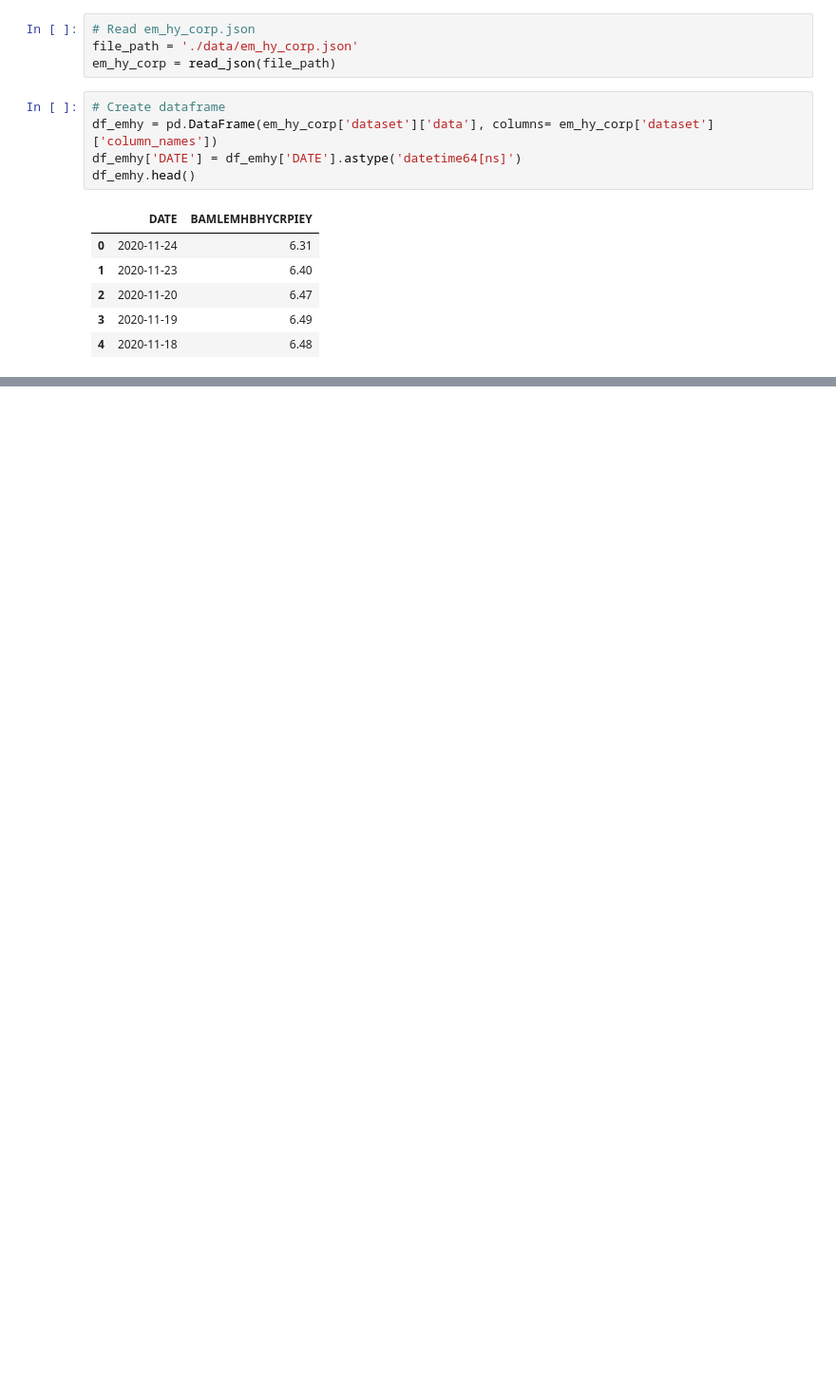
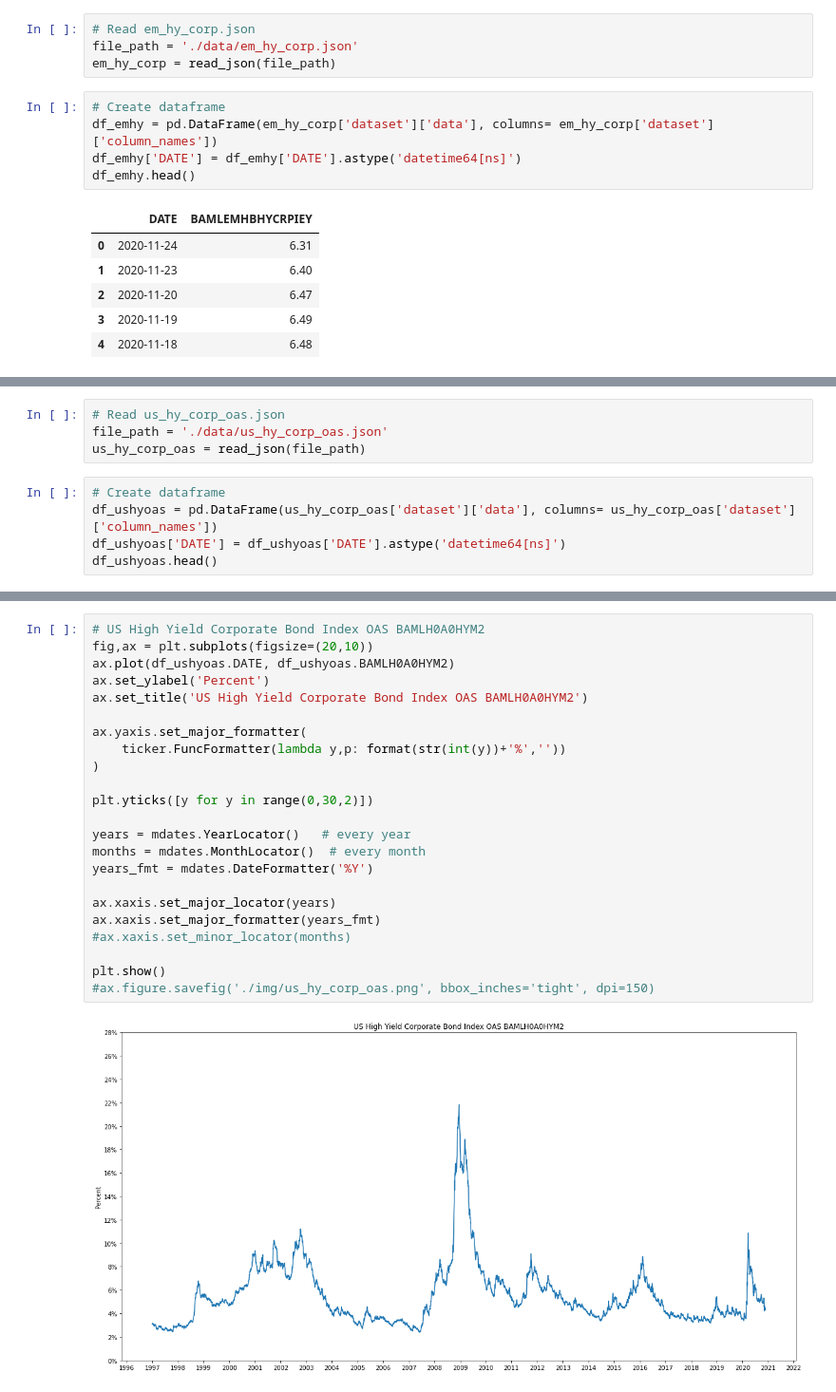
Before and after one commit to AmitSamra/Bonds, a Jupyter notebook: bonds.ipynb, the cells around one changed output, grey strips where cells are left out. Shown at 95% size. Cells and saved outputs as stored; diff of their text form; blank space fills up the shorter version.

```diff
--- a/bonds.ipynb
+++ b/bonds.ipynb
@@ -147,0 +177,9 @@ plt.show()
+# %%
+# Read us_hy_corp_oas.json
+file_path = './data/us_hy_corp_oas.json'
+us_hy_corp_oas = read_json(file_path)
+# %%
+# Create dataframe
+df_ushyoas = pd.DataFrame(us_hy_corp_oas['dataset']['data'], columns= us_hy_corp_oas['dataset']['column_names'])
+df_ushyoas['DATE'] = df_ushyoas['DATE'].astype('datetime64[ns]')
+df_ushyoas.head()
@@ -147,0 +193,25 @@ plt.show()
+# %%
+# US High Yield Corporate Bond Index OAS BAMLH0A0HYM2
+fig,ax = plt.subplots(figsize=(20,10))
+ax.plot(df_ushyoas.DATE, df_ushyoas.BAMLH0A0HYM2)
+ax.set_ylabel('Percent')
+ax.set_title('US High Yield Corporate Bond Index OAS BAMLH0A0HYM2')
+
+ax.yaxis.set_major_formatter(
+    ticker.FuncFormatter(lambda y,p: format(str(int(y))+'%',''))
+)
+
+plt.yticks([y for y in range(0,30,2)])
+
+years = mdates.YearLocator()   # every year
+months = mdates.MonthLocator()  # every month
+years_fmt = mdates.DateFormatter('%Y')
+
+ax.xaxis.set_major_locator(years)
+ax.xaxis.set_major_formatter(years_fmt)
+#ax.xaxis.set_minor_locator(months)
+
+plt.show()
+#ax.figure.savefig('./img/us_hy_corp_oas.png', bbox_inches='tight', dpi=150)
+# %% [output]
+[figure, added]
```
Also changed, not shown: parts of 15 cells of this notebook.
